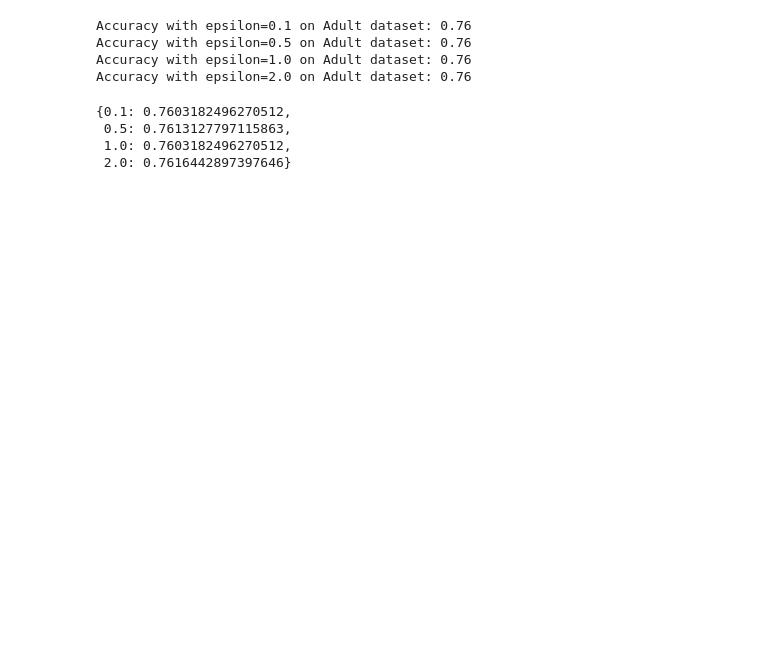
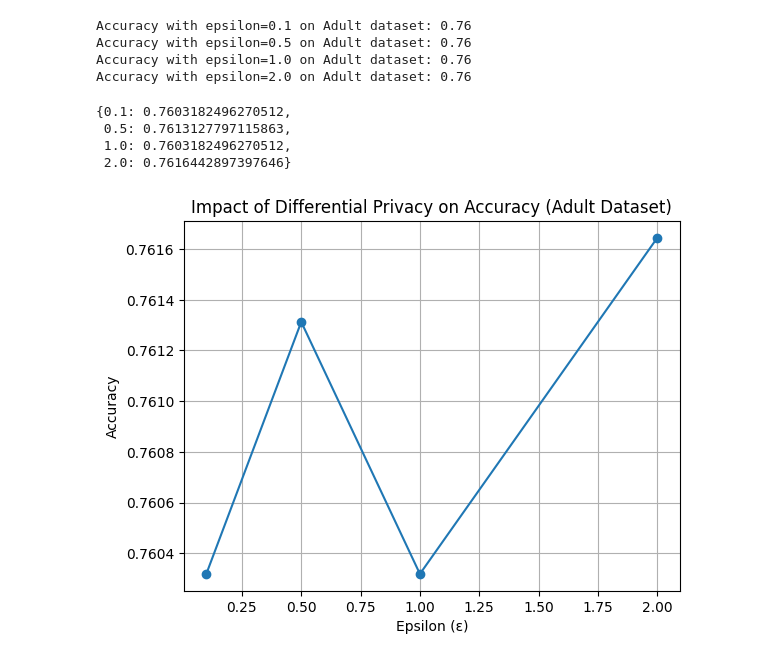
Before and after one commit to yomnahisham/privacy-preserving-ml, a Jupyter notebook: differential_privacy_in_data_mining.ipynb, the cells around one changed output. Saved outputs shown, nothing was run; the diff lists cells and outputs as text; code cells hidden in the pictures; blank space fills up the shorter version.

Commit message:
visualized how accuracy changes with different values of ε

```diff
--- a/differential_privacy_in_data_mining.ipynb
+++ b/differential_privacy_in_data_mining.ipynb
@@ -217,3 +217,18 @@ Accuracy with epsilon=2.0 on Adult dataset: 0.76
  0.5: 0.7613127797115863,
  1.0: 0.7603182496270512,
  2.0: 0.7616442897397646}
+# %%
+import matplotlib.pyplot as plt
+
+#plotting the accuracy results
+epsilons = list(accuracy_results_adult.keys())
+accuracies = list(accuracy_results_adult.values())
+
+plt.plot(epsilons, accuracies, marker='o')
+plt.xlabel('Epsilon (ε)')
+plt.ylabel('Accuracy')
+plt.title('Impact of Differential Privacy on Accuracy (Adult Dataset)')
+plt.grid(True)
+plt.show()
+# %% [output]
+[figure, added]
```
